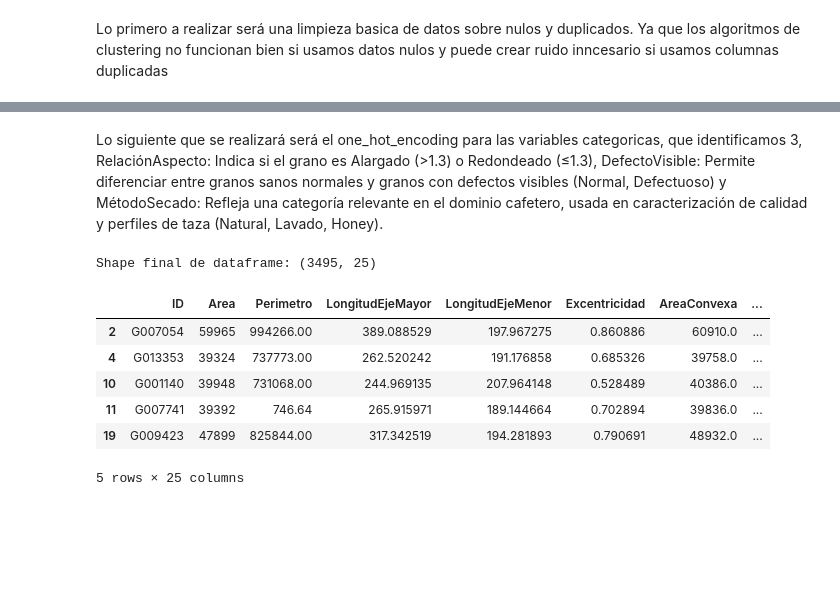
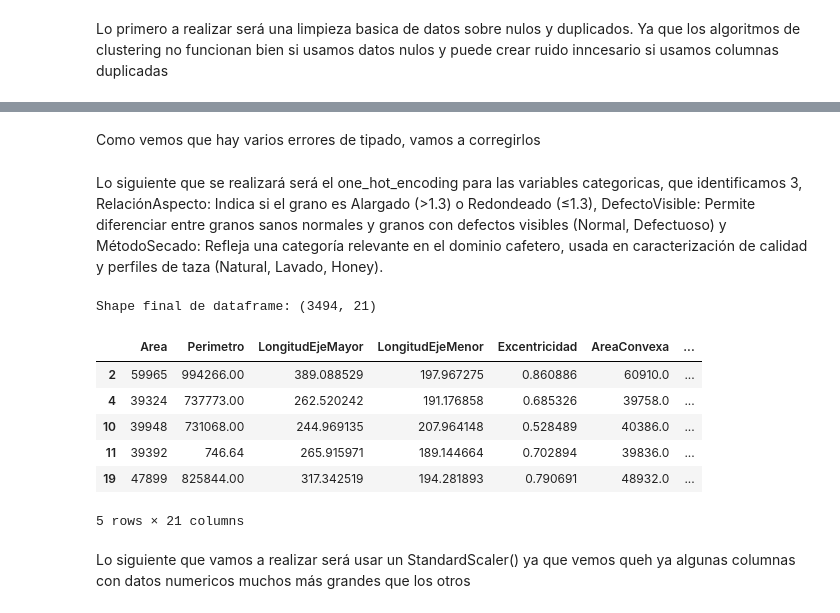
Before and after one commit to gabrielpadilla24/Lab2-BI, a Jupyter notebook: LAB2.ipynb, the cells around one changed output, grey strips where cells are left out. Saved outputs shown, nothing was run; the diff lists cells and outputs as text; code cells hidden in the pictures; blank space fills up the shorter version.

Commit message:
PREPARACION DATOS

```diff
--- a/LAB2.ipynb
+++ b/LAB2.ipynb
@@ -66,3 +80,5 @@ memory usage: 2.1+ MB
+# %%
+df = df.drop(columns="ID")
 # %% [markdown]
 Lo primero a realizar será una limpieza basica de datos sobre nulos y duplicados. Ya que los algoritmos de clustering no funcionan bien si usamos datos nulos y puede crear ruido inncesario si usamos columnas duplicadas
 # %%
@@ -95,17 +138,36 @@ Se eliminaron 10796 duplicados o nulos
+# %% [markdown]
+Como vemos que hay varios errores de tipado, vamos a corregirlos
+# %%
+df['RelacionAspecto'] = df['RelacionAspecto'].replace({
+    'alargado': 'Alargado',
+    'redondeado': 'Redondeado'
+})
+
+df['DefectoVisible'] = df['DefectoVisible'].replace({
+    'normal': 'Normal',
+})
+
+df['MétodoSecado'] = df['MétodoSecado'].replace({
+    'lavado': 'Lavado',
+    'natural': 'Natural',
+    'honey' : 'Honey'
+})
 # %% [markdown]
 Lo siguiente que se realizará será el one_hot_encoding para las variables categoricas, que identificamos 3, RelaciónAspecto: Indica si el grano es Alargado (>1.3) o Redondeado (≤1.3), DefectoVisible: Permite diferenciar entre granos sanos normales y granos con defectos visibles (Normal, Defectuoso) y MétodoSecado: Refleja una categoría relevante en el dominio cafetero, usada en caracterización de calidad y perfiles de taza (Natural, Lavado, Honey).
 # %%
 # --- 1. One-Hot Encoding para variables categóricas ---
-df_encoded = pd.get_dummies(df, columns=["RelacionAspecto", "DefectoVisible", "MétodoSecado"], drop_first=True)
+df_encoded = pd.get_dummies(df, columns=["RelacionAspecto", "DefectoVisible", "MétodoSecado"])
 
 print("Shape final de dataframe:", df_encoded.shape)
 df_encoded.head(5)
 # %% [output]
-Shape final de dataframe: (3495, 25)
+Shape final de dataframe: (3494, 21)
-|  | ID | Area | Perimetro | LongitudEjeMayor | LongitudEjeMenor | Excentricidad | AreaConvexa | ... |
-| 2 | G007054 | 59965 | 994266.00 | 389.088529 | 197.967275 | 0.860886 | 60910.0 | ... |
-| 4 | G013353 | 39324 | 737773.00 | 262.520242 | 191.176858 | 0.685326 | 39758.0 | ... |
-| 10 | G001140 | 39948 | 731068.00 | 244.969135 | 207.964148 | 0.528489 | 40386.0 | ... |
-| 11 | G007741 | 39392 | 746.64 | 265.915971 | 189.144664 | 0.702894 | 39836.0 | ... |
-| 19 | G009423 | 47899 | 825844.00 | 317.342519 | 194.281893 | 0.790691 | 48932.0 | ... |
+|  | Area | Perimetro | LongitudEjeMayor | LongitudEjeMenor | Excentricidad | AreaConvexa | ... |
+| 2 | 59965 | 994266.00 | 389.088529 | 197.967275 | 0.860886 | 60910.0 | ... |
+| 4 | 39324 | 737773.00 | 262.520242 | 191.176858 | 0.685326 | 39758.0 | ... |
+| 10 | 39948 | 731068.00 | 244.969135 | 207.964148 | 0.528489 | 40386.0 | ... |
+| 11 | 39392 | 746.64 | 265.915971 | 189.144664 | 0.702894 | 39836.0 | ... |
+| 19 | 47899 | 825844.00 | 317.342519 | 194.281893 | 0.790691 | 48932.0 | ... |
-5 rows × 25 columns
+5 rows × 21 columns
+# %% [markdown]
+Lo siguiente que vamos a realizar será usar un StandardScaler() ya que vemos queh ya algunas columnas con datos numericos muchos más grandes que los otros
```
Also changed, not shown: parts of 7 cells of this notebook.
